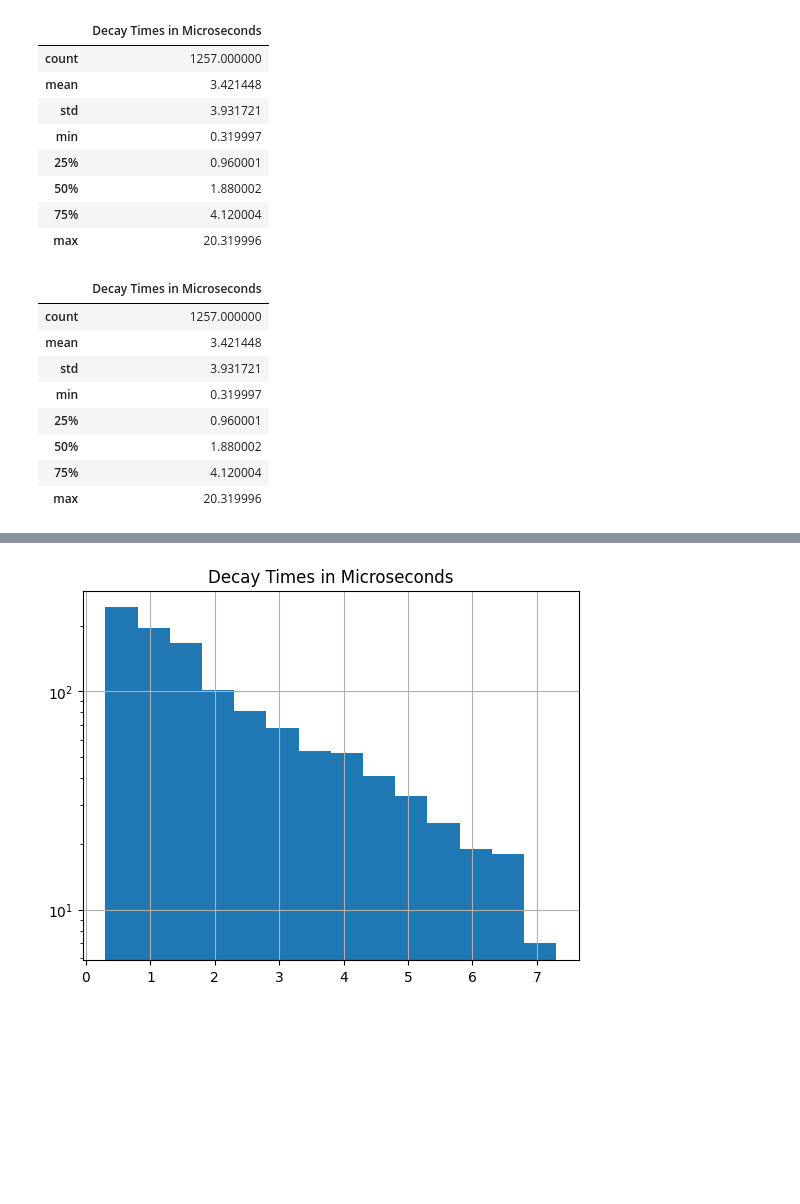
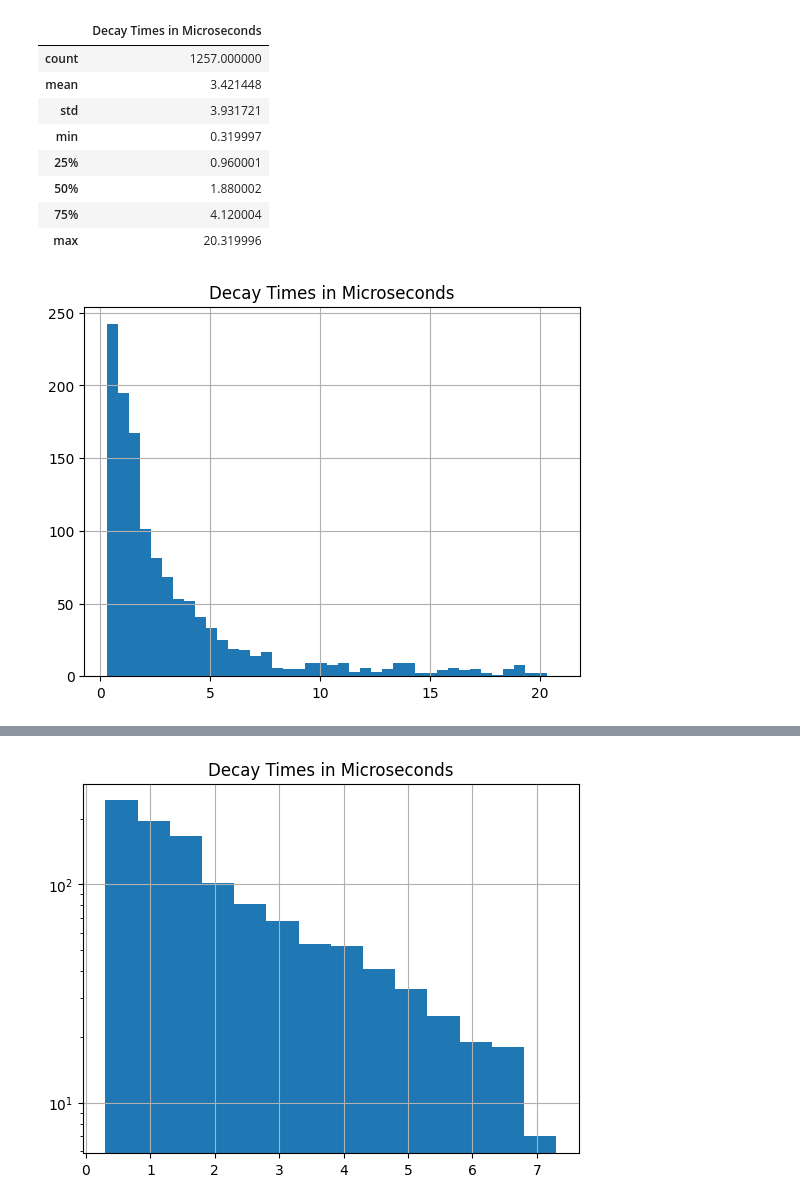
Before and after one commit to Indigo5684/Notes, a Jupyter notebook: statics/physics/modern-phys-lab/decay.ipynb, the cells around one changed output, grey strips where cells are left out. Saved outputs shown, nothing was run; the diff lists cells and outputs as text; code cells hidden in the pictures; blank space fills up the shorter version.

```diff
--- a/statics/physics/modern-phys-lab/decay.ipynb
+++ b/statics/physics/modern-phys-lab/decay.ipynb
@@ -17,17 +17,11 @@ data.describe()
 | max | 20.319996 |
 # %%
 cropped_data = data[data['Decay Times in Microseconds'] >= 0.3]
+cropped_data = cropped_data[cropped_data['Decay Times in Microseconds'] <= 20]
 cropped_data.describe()
+hist = cropped_data.hist(range=data_range, bins=bins)
 # %% [output]
-|  | Decay Times in Microseconds |
-| count | 1257.000000 |
-| mean | 3.421448 |
-| std | 3.931721 |
-| min | 0.319997 |
-| 25% | 0.960001 |
-| 50% | 1.880002 |
-| 75% | 4.120004 |
-| max | 20.319996 |
+[figure, added]
 # %%
 data_range = (0.3, max(data['Decay Times in Microseconds']))
 bins = np.arange(0.3, max(data['Decay Times in Microseconds']) + 0.5, 0.5)
```
Also changed, not shown: parts of 4 cells of this notebook, 2 other files.
